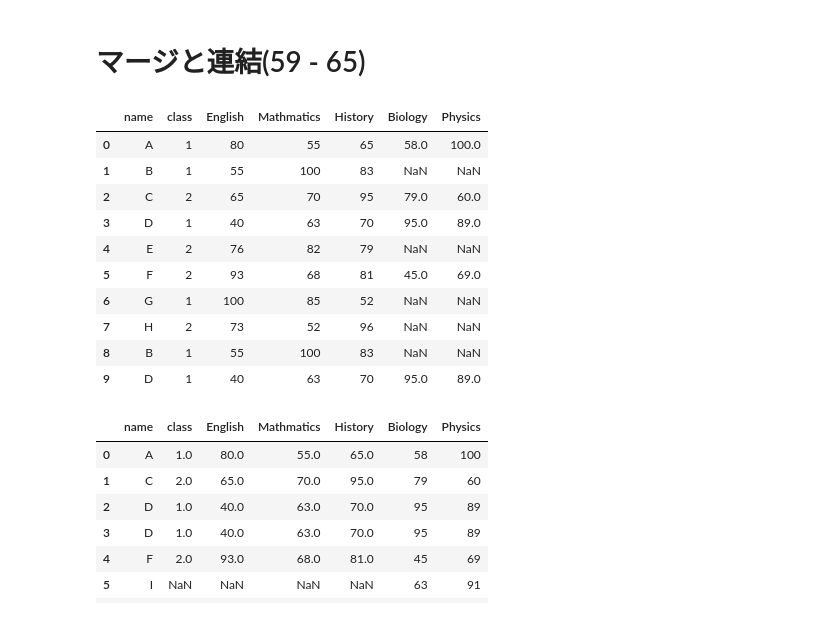
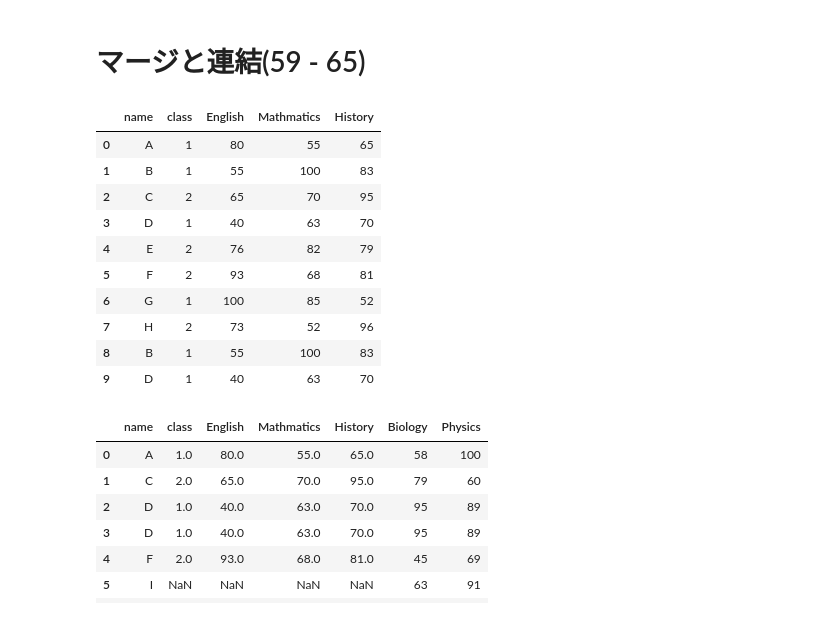
Before and after one commit to T-Sawao/Problem_100, a Jupyter notebook: pandas_100/notebook/01_Pandas_100_Knocks_for_Begginer_v1.0.4.ipynb, the cells around one changed output. Drawn from its saved outputs; the diff is of its cells as text; code cells hidden in the pictures.

```diff
--- a/pandas_100/notebook/01_Pandas_100_Knocks_for_Begginer_v1.0.4.ipynb
+++ b/pandas_100/notebook/01_Pandas_100_Knocks_for_Begginer_v1.0.4.ipynb
@@ -1136,20 +1126,20 @@ df2.T
 # print(ans[59]) #回答表示
 df2 = initialize2() #初期化
 # %%
-df2 = df2.merge(df3, how="left", on="name")
+df2.merge(df3, how="left", on="name")
 df2
 # %% [output]
-|  | name | class | English | Mathmatics | History | Biology | Physics |
-| 0 | A | 1 | 80 | 55 | 65 | 58.0 | 100.0 |
-| 1 | B | 1 | 55 | 100 | 83 | NaN | NaN |
-| 2 | C | 2 | 65 | 70 | 95 | 79.0 | 60.0 |
-| 3 | D | 1 | 40 | 63 | 70 | 95.0 | 89.0 |
-| 4 | E | 2 | 76 | 82 | 79 | NaN | NaN |
-| 5 | F | 2 | 93 | 68 | 81 | 45.0 | 69.0 |
-| 6 | G | 1 | 100 | 85 | 52 | NaN | NaN |
-| 7 | H | 2 | 73 | 52 | 96 | NaN | NaN |
-| 8 | B | 1 | 55 | 100 | 83 | NaN | NaN |
-| 9 | D | 1 | 40 | 63 | 70 | 95.0 | 89.0 |
+|  | name | class | English | Mathmatics | History |
+| 0 | A | 1 | 80 | 55 | 65 |
+| 1 | B | 1 | 55 | 100 | 83 |
+| 2 | C | 2 | 65 | 70 | 95 |
+| 3 | D | 1 | 40 | 63 | 70 |
+| 4 | E | 2 | 76 | 82 | 79 |
+| 5 | F | 2 | 93 | 68 | 81 |
+| 6 | G | 1 | 100 | 85 | 52 |
+| 7 | H | 2 | 73 | 52 | 96 |
+| 8 | B | 1 | 55 | 100 | 83 |
+| 9 | D | 1 | 40 | 63 | 70 |
 # %%
 # 【60】
 # df2にdf3を右結合し、df2に格納
```
Also changed, not shown: parts of 45 cells of this notebook, 1 other file.
